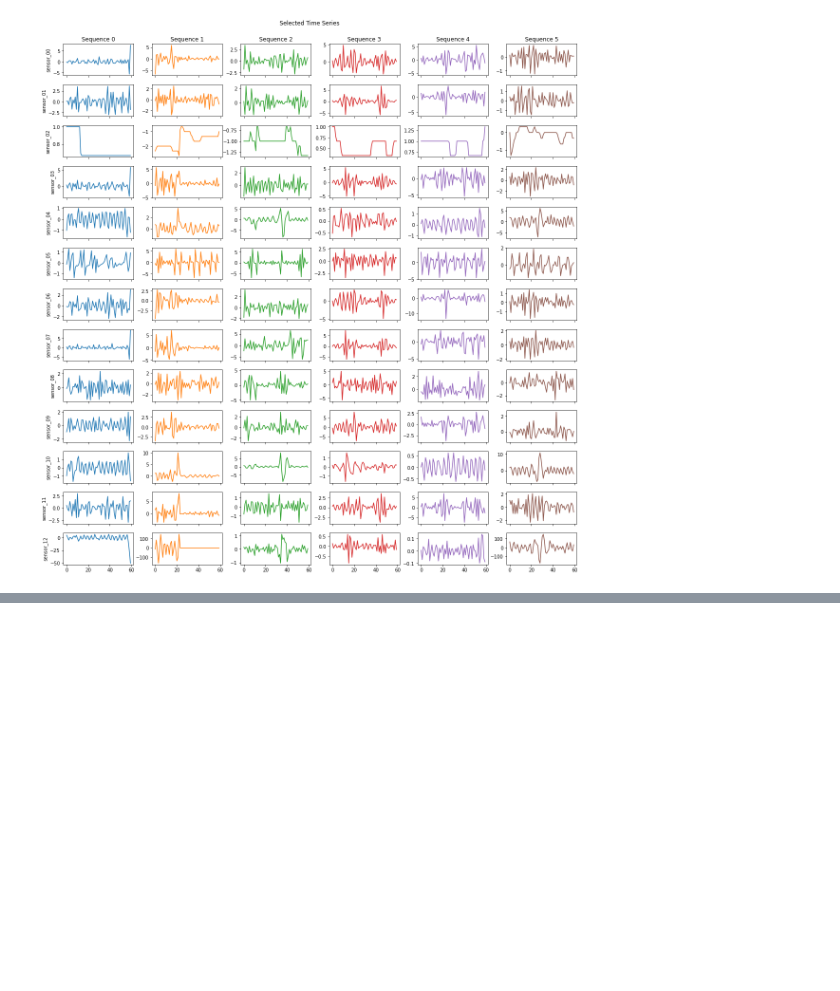
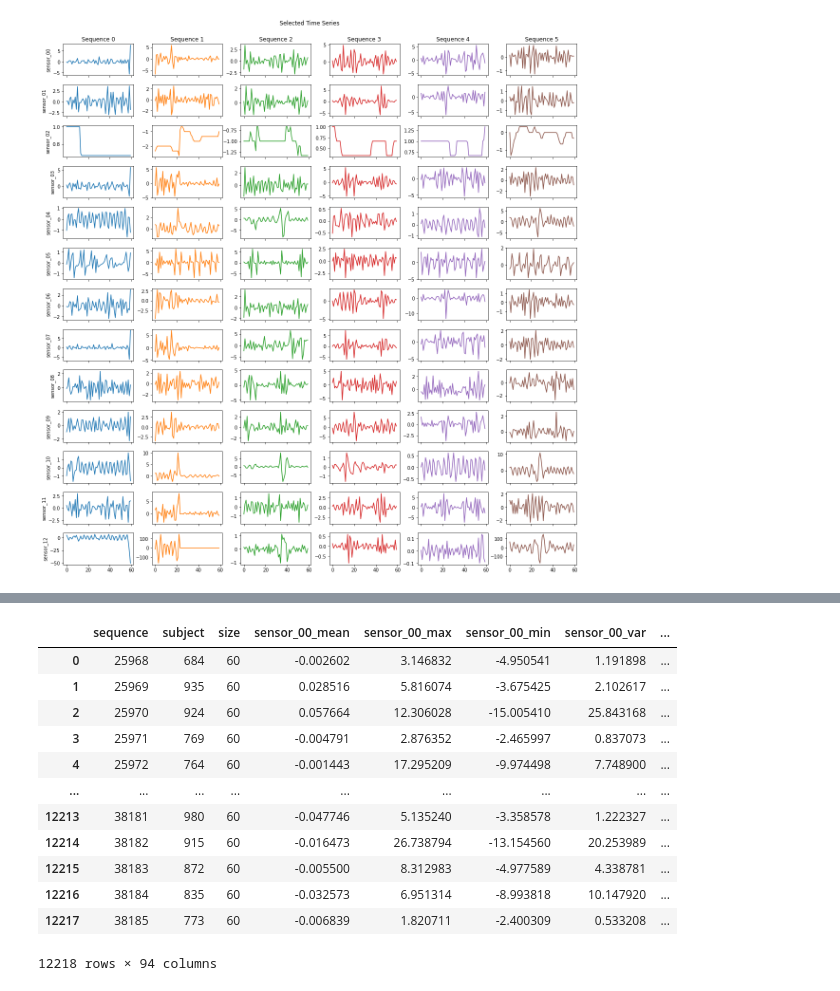
Before and after one commit to RaphaelZH/Kaggle_Competition_Practice_Notebooks_EN, a Jupyter notebook: tabular-playground-series-apr-2022.ipynb, the cells around one changed output, grey strips where cells are left out. Drawn from its saved outputs; the diff is of its cells as text; code cells hidden in the pictures; blank space fills up the shorter version.

```diff
--- a/tabular-playground-series-apr-2022.ipynb
+++ b/tabular-playground-series-apr-2022.ipynb
@@ -220,0 +237,16 @@ test_merge_data = aggregated_features(test, aggregation_cols = ['sequence', 'sub
+# %%
+test_merge_data
+# %% [output]
+|  | sequence | subject | size | sensor_00_mean | sensor_00_max | sensor_00_min | sensor_00_var | ... |
+| 0 | 25968 | 684 | 60 | -0.002602 | 3.146832 | -4.950541 | 1.191898 | ... |
+| 1 | 25969 | 935 | 60 | 0.028516 | 5.816074 | -3.675425 | 2.102617 | ... |
+| 2 | 25970 | 924 | 60 | 0.057664 | 12.306028 | -15.005410 | 25.843168 | ... |
+| 3 | 25971 | 769 | 60 | -0.004791 | 2.876352 | -2.465997 | 0.837073 | ... |
+| 4 | 25972 | 764 | 60 | -0.001443 | 17.295209 | -9.974498 | 7.748900 | ... |
+| ... | ... | ... | ... | ... | ... | ... | ... | ... |
+| 12213 | 38181 | 980 | 60 | -0.047746 | 5.135240 | -3.358578 | 1.222327 | ... |
+| 12214 | 38182 | 915 | 60 | -0.016473 | 26.738794 | -13.154560 | 20.253989 | ... |
+| 12215 | 38183 | 872 | 60 | -0.005500 | 8.312983 | -4.977589 | 4.338781 | ... |
+| 12216 | 38184 | 835 | 60 | -0.032573 | 6.951314 | -8.993818 | 10.147920 | ... |
+| 12217 | 38185 | 773 | 60 | -0.006839 | 1.820711 | -2.400309 | 0.533208 | ... |
+12218 rows × 94 columns
```
Also changed, not shown: parts of 4 cells of this notebook.
